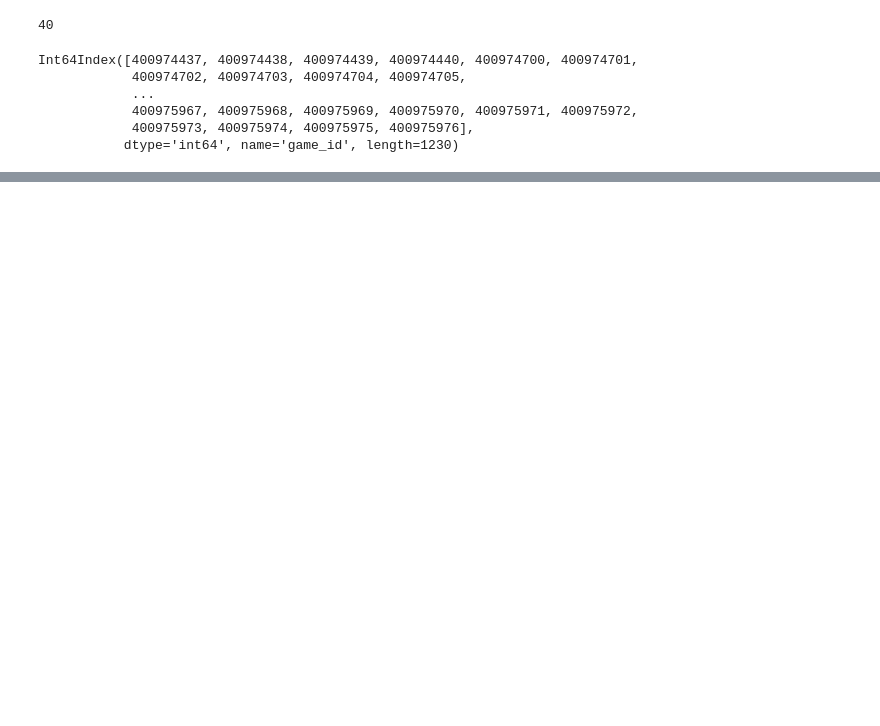
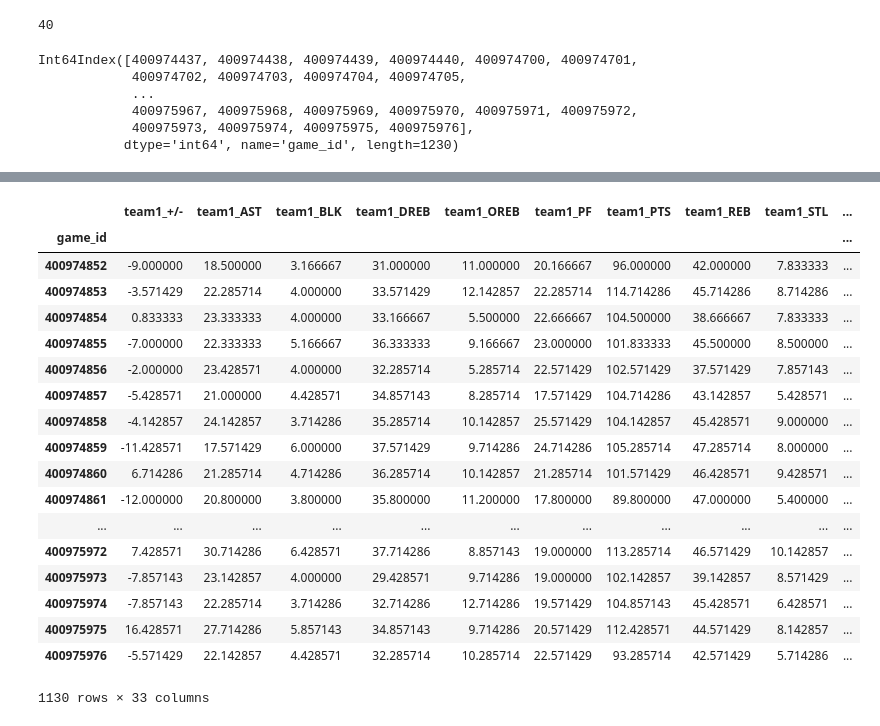
Before and after one commit to sadelson97/dsi_capstone, a Jupyter notebook: means_model.ipynb, the cells around one changed output, grey strips where cells are left out. Cells and saved outputs as stored; diff of their text form; code cells hidden in the pictures; blank space fills up the shorter version.

```diff
--- a/means_model.ipynb
+++ b/means_model.ipynb
@@ -124,0 +107,24 @@ df.drop(['team2_Total_PTS','team1_Min','team2_Min','team1_home_team','team2_home
+# %%
+df_use = df[100:]
+# %%
+df_use
+# %% [output]
+|  | team1_+/- | team1_AST | team1_BLK | team1_DREB | team1_OREB | team1_PF | team1_PTS | team1_REB | team1_STL | ... |
+| game_id |  |  |  |  |  |  |  |  |  | ... |
+| 400974852 | -9.000000 | 18.500000 | 3.166667 | 31.000000 | 11.000000 | 20.166667 | 96.000000 | 42.000000 | 7.833333 | ... |
+| 400974853 | -3.571429 | 22.285714 | 4.000000 | 33.571429 | 12.142857 | 22.285714 | 114.714286 | 45.714286 | 8.714286 | ... |
+| 400974854 | 0.833333 | 23.333333 | 4.000000 | 33.166667 | 5.500000 | 22.666667 | 104.500000 | 38.666667 | 7.833333 | ... |
+| 400974855 | -7.000000 | 22.333333 | 5.166667 | 36.333333 | 9.166667 | 23.000000 | 101.833333 | 45.500000 | 8.500000 | ... |
+| 400974856 | -2.000000 | 23.428571 | 4.000000 | 32.285714 | 5.285714 | 22.571429 | 102.571429 | 37.571429 | 7.857143 | ... |
+| 400974857 | -5.428571 | 21.000000 | 4.428571 | 34.857143 | 8.285714 | 17.571429 | 104.714286 | 43.142857 | 5.428571 | ... |
+| 400974858 | -4.142857 | 24.142857 | 3.714286 | 35.285714 | 10.142857 | 25.571429 | 104.142857 | 45.428571 | 9.000000 | ... |
+| 400974859 | -11.428571 | 17.571429 | 6.000000 | 37.571429 | 9.714286 | 24.714286 | 105.285714 | 47.285714 | 8.000000 | ... |
+| 400974860 | 6.714286 | 21.285714 | 4.714286 | 36.285714 | 10.142857 | 21.285714 | 101.571429 | 46.428571 | 9.428571 | ... |
+| 400974861 | -12.000000 | 20.800000 | 3.800000 | 35.800000 | 11.200000 | 17.800000 | 89.800000 | 47.000000 | 5.400000 | ... |
+| ... | ... | ... | ... | ... | ... | ... | ... | ... | ... | ... |
+| 400975972 | 7.428571 | 30.714286 | 6.428571 | 37.714286 | 8.857143 | 19.000000 | 113.285714 | 46.571429 | 10.142857 | ... |
+| 400975973 | -7.857143 | 23.142857 | 4.000000 | 29.428571 | 9.714286 | 19.000000 | 102.142857 | 39.142857 | 8.571429 | ... |
+| 400975974 | -7.857143 | 22.285714 | 3.714286 | 32.714286 | 12.714286 | 19.571429 | 104.857143 | 45.428571 | 6.428571 | ... |
+| 400975975 | 16.428571 | 27.714286 | 5.857143 | 34.857143 | 9.714286 | 20.571429 | 112.428571 | 44.571429 | 8.142857 | ... |
+| 400975976 | -5.571429 | 22.142857 | 4.428571 | 32.285714 | 10.285714 | 22.571429 | 93.285714 | 42.571429 | 5.714286 | ... |
+1130 rows × 33 columns
```
Also changed, not shown: parts of 31 cells of this notebook.
